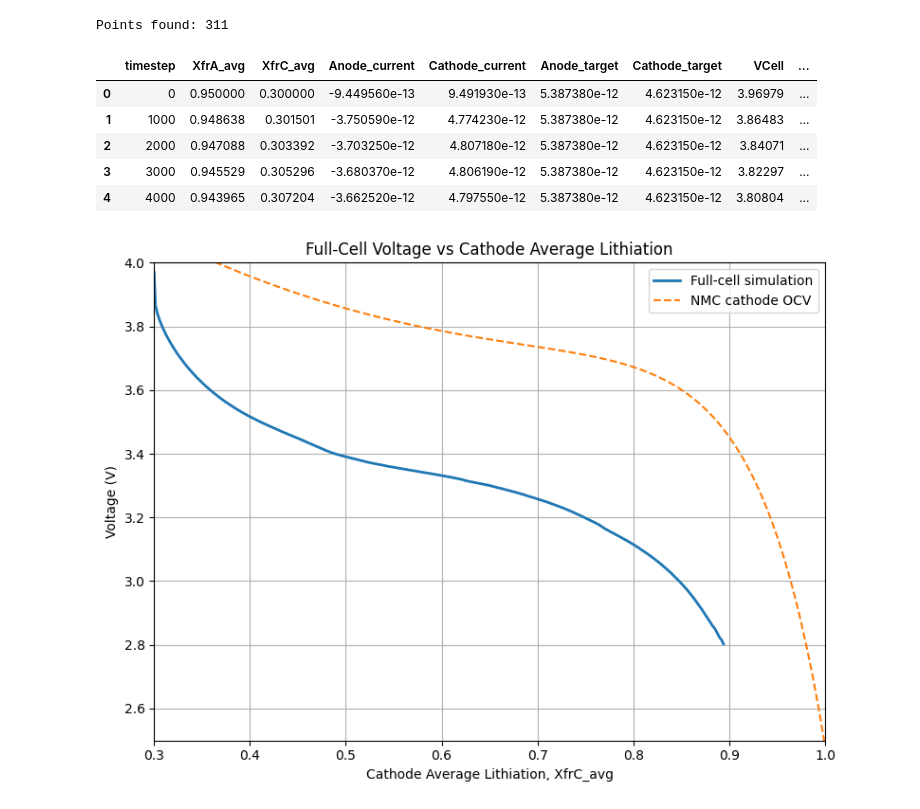
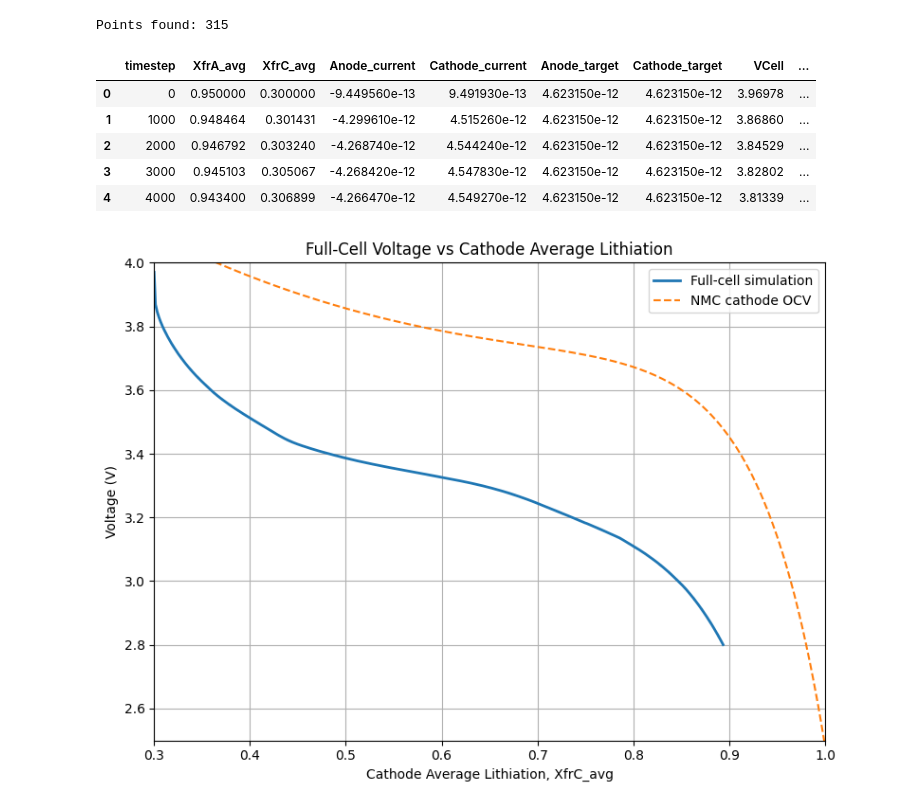
Before and after one commit to HCY-Group/BESFEM, a Jupyter notebook: plotting/full_cell_ocv.ipynb, the cells around one changed output. Cells and saved outputs as stored; diff of their text form; code cells hidden in the pictures.

```diff
--- a/plotting/full_cell_ocv.ipynb
+++ b/plotting/full_cell_ocv.ipynb
@@ -16,7 +16,7 @@ import matplotlib.pyplot as plt
 # Option B: Read the output directly from a file instead.
 # Uncomment this section and update the path if preferred.
 #
-file_path = "../MSU_HPCC/Full-cell-NMC-graphite-13730245.SLURMout"
+file_path = "../MSU_HPCC/full-cell-13794296.SLURMout"
 with open(file_path, "r") as file:
     log_text = file.read()
 
@@ -49,9 +49,9 @@ timestep_pattern = re.compile(
     r".*?VCell\s*=\s*([-+eE0-9.]+),"
     r".*?BvA\s*=\s*([-+eE0-9.]+),"
     r".*?BvC\s*=\s*([-+eE0-9.]+),"
-    r".*?BvE\s*=\s*([-+eE0-9.]+),"
-    r".*?Ce_min\s*=\s*([-+eE0-9.]+),"
-    r".*?Ce_max\s*=\s*([-+eE0-9.]+)",
+    r".*?BvE\s*=\s*([-+eE0-9.]+)",
+    # r".*?Ce_min\s*=\s*([-+eE0-9.]+),"
+    # r".*?Ce_max\s*=\s*([-+eE0-9.]+)",
     re.MULTILINE
 )
 
@@ -69,8 +69,8 @@ columns = [
     "BvA",
     "BvC",
     "BvE",
-    "Ce_min",
-    "Ce_max",
+    # "Ce_min",
+    # "Ce_max",
 ]
 
 df = pd.DataFrame(matches, columns=columns)
@@ -127,37 +127,37 @@ df["VCell_minus_OCV"] = df["VCell"] - df["NMC_OCV"]
 plt.figure(figsize=(8, 6))
 
 plt.plot(
     df["XfrC_avg"],
     df["VCell"],
     # marker="o",
     # markersize=2,
     linewidth=2,
     label="Full-cell simulation",
 )
 
 plt.plot(
     c_vals,
     ocv_vals,
     "--",
     linewidth=1.5,
     label="NMC cathode OCV",
 )
 
 plt.xlabel("Cathode Average Lithiation, XfrC_avg")
 plt.ylabel("Voltage (V)")
 plt.xlim(0.3, 1.0)
 plt.ylim(2.5, 4.0)
 plt.title("Full-Cell Voltage vs Cathode Average Lithiation")
 plt.grid(True)
 plt.legend()
 plt.tight_layout()
 plt.show()
 # %% [output]
-Points found: 311
+Points found: 315
 |  | timestep | XfrA_avg | XfrC_avg | Anode_current | Cathode_current | Anode_target | Cathode_target | VCell | ... |
-| 0 | 0 | 0.950000 | 0.300000 | -9.449560e-13 | 9.491930e-13 | 5.387380e-12 | 4.623150e-12 | 3.96979 | ... |
-| 1 | 1000 | 0.948638 | 0.301501 | -3.750590e-12 | 4.774230e-12 | 5.387380e-12 | 4.623150e-12 | 3.86483 | ... |
-| 2 | 2000 | 0.947088 | 0.303392 | -3.703250e-12 | 4.807180e-12 | 5.387380e-12 | 4.623150e-12 | 3.84071 | ... |
-| 3 | 3000 | 0.945529 | 0.305296 | -3.680370e-12 | 4.806190e-12 | 5.387380e-12 | 4.623150e-12 | 3.82297 | ... |
-| 4 | 4000 | 0.943965 | 0.307204 | -3.662520e-12 | 4.797550e-12 | 5.387380e-12 | 4.623150e-12 | 3.80804 | ... |
+| 0 | 0 | 0.950000 | 0.300000 | -9.449560e-13 | 9.491930e-13 | 4.623150e-12 | 4.623150e-12 | 3.96978 | ... |
+| 1 | 1000 | 0.948464 | 0.301431 | -4.299610e-12 | 4.515260e-12 | 4.623150e-12 | 4.623150e-12 | 3.86860 | ... |
+| 2 | 2000 | 0.946792 | 0.303240 | -4.268740e-12 | 4.544240e-12 | 4.623150e-12 | 4.623150e-12 | 3.84529 | ... |
+| 3 | 3000 | 0.945103 | 0.305067 | -4.268420e-12 | 4.547830e-12 | 4.623150e-12 | 4.623150e-12 | 3.82802 | ... |
+| 4 | 4000 | 0.943400 | 0.306899 | -4.266470e-12 | 4.549270e-12 | 4.623150e-12 | 4.623150e-12 | 3.81339 | ... |
-[figure, old version]
+[figure, new version]
```
Also changed, not shown: parts of 2 cells of this notebook, 21 other files.
